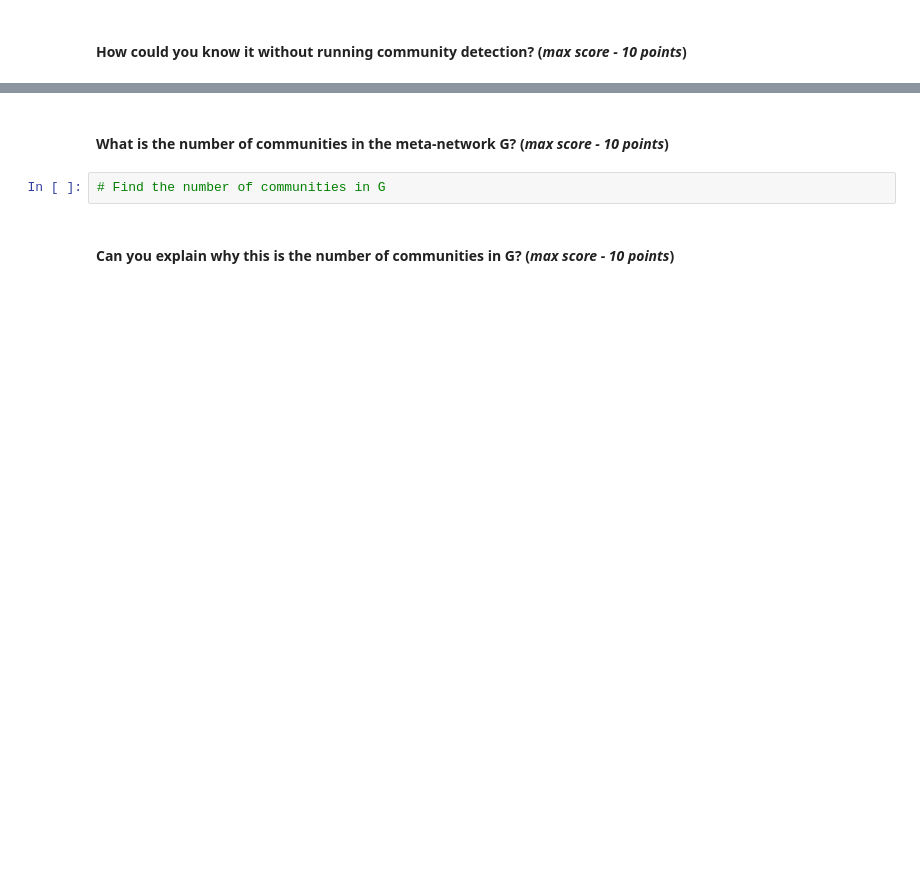
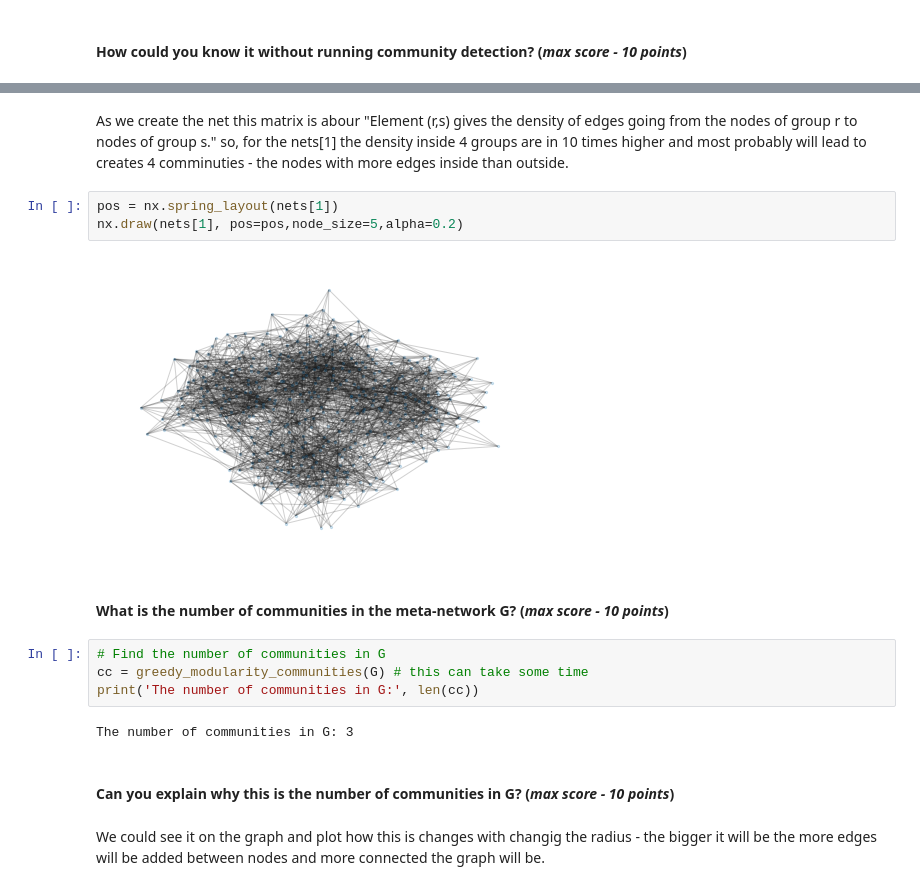
Before and after one commit to tansla/HWs_git, a Jupyter notebook: CNA_HW_Tatiana.ipynb, the cells around one changed output, grey strips where cells are left out. Drawn from its saved outputs; the diff is of its cells as text; blank space fills up the shorter version.

```diff
--- a/CNA_HW_Tatiana.ipynb
+++ b/CNA_HW_Tatiana.ipynb
@@ -153,6 +302,19 @@ nx.draw(G, pos=pos,node_size=5,alpha=0.2)
+# %% [markdown]
+As we create the net this matrix is abour "Element (r,s) gives the density of edges going from the nodes of group r to nodes of group s." so, for the nets[1] the density inside 4 groups are in 10 times higher and most probably will lead to creates 4 comminuties - the nodes with more edges inside than outside.
+# %%
+pos = nx.spring_layout(nets[1])
+nx.draw(nets[1], pos=pos,node_size=5,alpha=0.2)
+# %% [output]
+[figure, added]
 # %% [markdown]
 #### What is the number of communities in the meta-network G? **(_max score - 10 points_)**
 # %%
 # Find the number of communities in G
+cc = greedy_modularity_communities(G) # this can take some time
+print('The number of communities in G:', len(cc))
+# %% [output]
+The number of communities in G: 3
 # %% [markdown]
 #### Can you explain why this is the number of communities in G? **(_max score - 10 points_)**
+# %% [markdown]
+We could see it on the graph and plot how this is changes with changig the radius - the bigger it will be the more edges will be added between nodes and more connected the graph will be.
```
Also changed, not shown: parts of 18 cells of this notebook.
